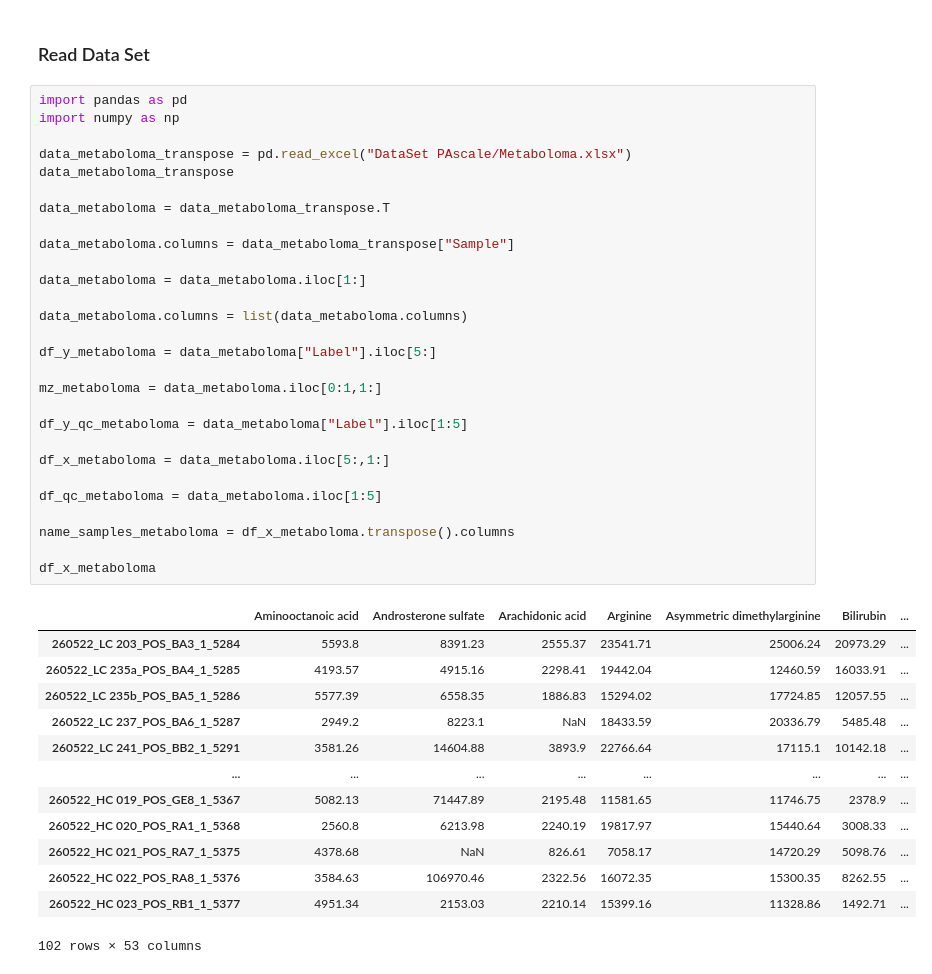
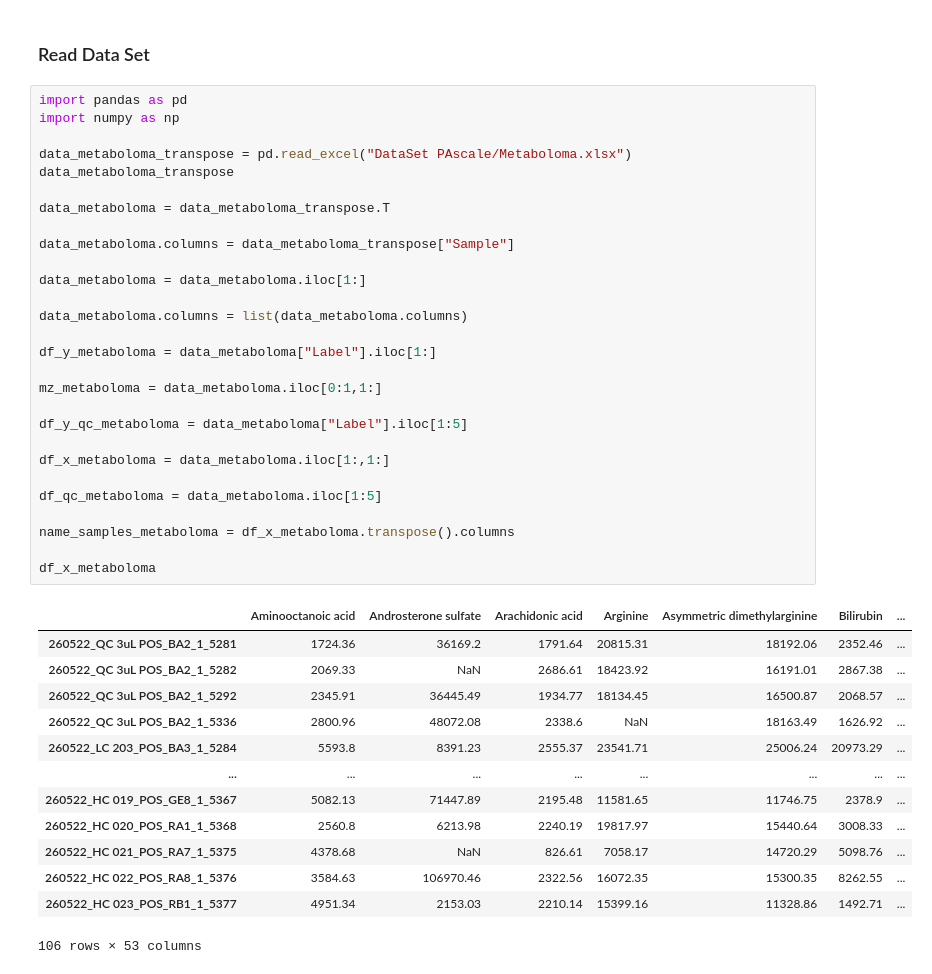
Before and after one commit to Bvs00/AI4ODA_projectwork, a Jupyter notebook: notebook_metaboloma.ipynb, the cells around one changed output. Saved outputs shown, nothing was run; the diff lists cells and outputs as text.

Commit message:
Metaboloma is ok 10Nov hbd simo

```diff
--- a/notebook_metaboloma.ipynb
+++ b/notebook_metaboloma.ipynb
@@ -15,42 +15,42 @@ The aim of this project is identify bio-markers that allow to distinguish the ev
 # %%
 import pandas as pd
 import numpy as np
 
 data_metaboloma_transpose = pd.read_excel("DataSet PAscale/Metaboloma.xlsx")
 data_metaboloma_transpose
 
 data_metaboloma = data_metaboloma_transpose.T
 
 data_metaboloma.columns = data_metaboloma_transpose["Sample"]
 
 data_metaboloma = data_metaboloma.iloc[1:]
 
 data_metaboloma.columns = list(data_metaboloma.columns)
 
-df_y_metaboloma = data_metaboloma["Label"].iloc[5:]
+df_y_metaboloma = data_metaboloma["Label"].iloc[1:]
 
 mz_metaboloma = data_metaboloma.iloc[0:1,1:]
 
 df_y_qc_metaboloma = data_metaboloma["Label"].iloc[1:5]
 
-df_x_metaboloma = data_metaboloma.iloc[5:,1:]
+df_x_metaboloma = data_metaboloma.iloc[1:,1:]
 
 df_qc_metaboloma = data_metaboloma.iloc[1:5]
 
 name_samples_metaboloma = df_x_metaboloma.transpose().columns
 
 df_x_metaboloma
 # %% [output]
 |  | Aminooctanoic acid | Androsterone sulfate | Arachidonic acid | Arginine | Asymmetric dimethylarginine | Bilirubin | ... |
+| 260522_QC 3uL POS_BA2_1_5281 | 1724.36 | 36169.2 | 1791.64 | 20815.31 | 18192.06 | 2352.46 | ... |
+| 260522_QC 3uL POS_BA2_1_5282 | 2069.33 | NaN | 2686.61 | 18423.92 | 16191.01 | 2867.38 | ... |
+| 260522_QC 3uL POS_BA2_1_5292 | 2345.91 | 36445.49 | 1934.77 | 18134.45 | 16500.87 | 2068.57 | ... |
+| 260522_QC 3uL POS_BA2_1_5336 | 2800.96 | 48072.08 | 2338.6 | NaN | 18163.49 | 1626.92 | ... |
 | 260522_LC 203_POS_BA3_1_5284 | 5593.8 | 8391.23 | 2555.37 | 23541.71 | 25006.24 | 20973.29 | ... |
-| 260522_LC 235a_POS_BA4_1_5285 | 4193.57 | 4915.16 | 2298.41 | 19442.04 | 12460.59 | 16033.91 | ... |
-| 260522_LC 235b_POS_BA5_1_5286 | 5577.39 | 6558.35 | 1886.83 | 15294.02 | 17724.85 | 12057.55 | ... |
-| 260522_LC 237_POS_BA6_1_5287 | 2949.2 | 8223.1 | NaN | 18433.59 | 20336.79 | 5485.48 | ... |
-| 260522_LC 241_POS_BB2_1_5291 | 3581.26 | 14604.88 | 3893.9 | 22766.64 | 17115.1 | 10142.18 | ... |
 | ... | ... | ... | ... | ... | ... | ... | ... |
 | 260522_HC 019_POS_GE8_1_5367 | 5082.13 | 71447.89 | 2195.48 | 11581.65 | 11746.75 | 2378.9 | ... |
 | 260522_HC 020_POS_RA1_1_5368 | 2560.8 | 6213.98 | 2240.19 | 19817.97 | 15440.64 | 3008.33 | ... |
 | 260522_HC 021_POS_RA7_1_5375 | 4378.68 | NaN | 826.61 | 7058.17 | 14720.29 | 5098.76 | ... |
 | 260522_HC 022_POS_RA8_1_5376 | 3584.63 | 106970.46 | 2322.56 | 16072.35 | 15300.35 | 8262.55 | ... |
 | 260522_HC 023_POS_RB1_1_5377 | 4951.34 | 2153.03 | 2210.14 | 15399.16 | 11328.86 | 1492.71 | ... |
-102 rows × 53 columns
+106 rows × 53 columns
```
Also changed, not shown: parts of 26 cells of this notebook.
